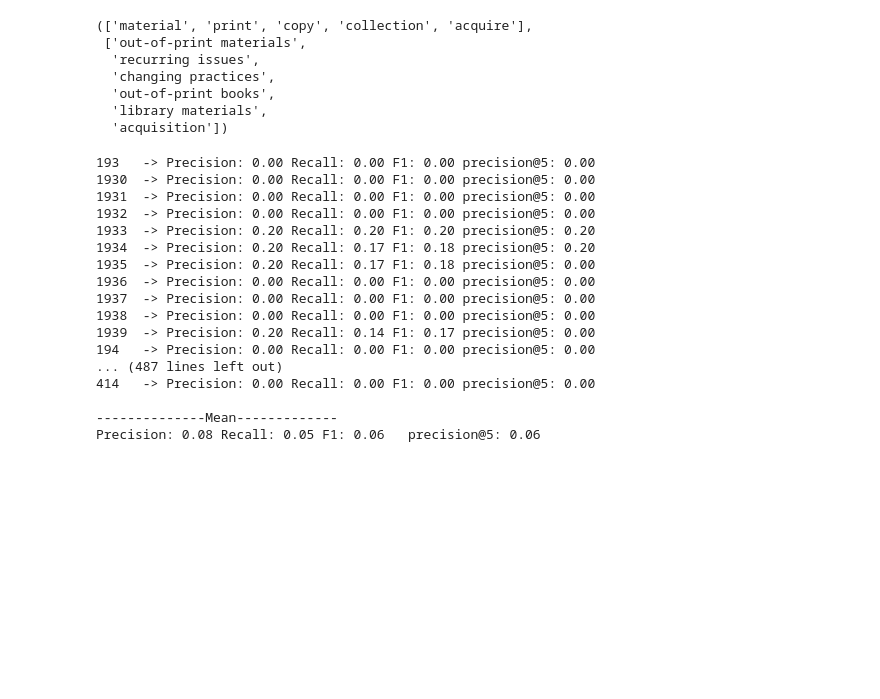
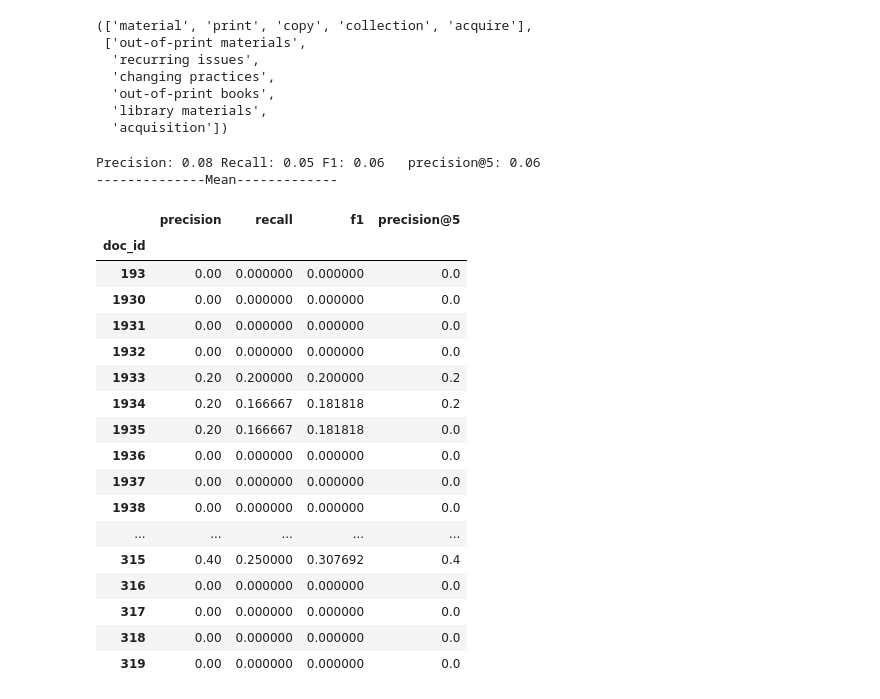
Before and after one commit to MartinXPN/Tecnico, a Jupyter notebook: InformationProcessing/Project1/Project-exercise-2.ipynb, the cells around one changed output. Drawn from its saved outputs; the diff is of its cells as text; code cells hidden in the pictures; blank space fills up the shorter version.

Commit message:
report results with pandas

```diff
--- a/InformationProcessing/Project1/Project-exercise-2.ipynb
+++ b/InformationProcessing/Project1/Project-exercise-2.ipynb
@@ -4,16 +4,25 @@
 * Use Inspec dataset (abstracts) - [test](https://github.com/boudinfl/ake-datasets/blob/master/datasets/Inspec/test/) for inference
 * Evaluation of the results shows precisoin, recall, f1, and precision@5 per each document and also the mean of those
 # %%
+import re
 import operator
 import json
 import numpy as np
+import pandas as pd
 from pathlib import Path
 from glob import glob
+from nltk import ngrams
 from sklearn.datasets import fetch_20newsgroups
 from sklearn.feature_extraction.text import TfidfVectorizer
 from xml.etree import ElementTree
+from collections import Counter
 
 from tqdm import tqdm_notebook as tqdm
+
+pd.set_option('display.max_rows', 500)
+pd.set_option('display.max_columns', 500)
+pd.set_option('display.width', 1000)
+pd.set_option('display.max_colwidth', 500)
 # %%
 from nltk.stem.snowball import SnowballStemmer
 sno = SnowballStemmer('english')
@@ -88,37 +97,52 @@ predictions['193'], target['193']
 predictions = {doc_id: [sno.stem(candidate) for candidate in candidates] for doc_id, candidates in predictions.items()}
 target = {doc_id: [sno.stem(candidate) for candidate in candidates] for doc_id, candidates in target.items()}
 # %%
-precision, recall, f1, precision_5 = [], [], [], []
+results = []
 for doc_id in sorted(predictions.keys()):
     p = set(predictions[doc_id])
     t = set(target[doc_id])
     at_5 = set(target[doc_id][:5])
 
     # We always predict 5 keywords
-    precision.append(len(p.intersection(t)) / len(p))
-    recall.append(len(p.intersection(t)) / len(t))
-    f1.append(0 if precision[-1] + recall[-1] == 0 else 2 * precision[-1] * recall[-1] / (precision[-1] + recall[-1]))
-    precision_5.append(len(p.intersection(at_5)) / len(p))
-    print(f'{doc_id:5} -> Precision: {precision[-1]:.2f} Recall: {recall[-1]:.2f} F1: {f1[-1]:.2f} precision@5: {precision_5[-1]:.2f}')
+    precision = 0 if len(p) == 0 else len(p.intersection(t)) / len(p)
+    recall = 0 if len(t) == 0 else len(p.intersection(t)) / len(t)
+    results.append({
+        'doc_id':      doc_id,
+        'precision':   precision,
+        'recall':      recall,
+        'f1':          0 if (precision + recall) == 0 else 2 * precision * recall / (precision + recall),
+        'precision@5': 0 if len(p) == 0 else len(p.intersection(at_5)) / len(p),
+    })
 
-print()
+results = pd.DataFrame(results)
+results.set_index('doc_id', inplace=True)
+
+print('Precision: {:.2f} Recall: {:.2f} F1: {:.2f}   precision@5: {:.2f}'.format(
+    results["precision"].mean(),
+    results["recall"].mean(),
+    results["f1"].mean(),
+    results["precision@5"].mean(),
+))
 print('--------------Mean-------------')
-print(f'Precision: {np.mean(precision):.2f} Recall: {np.mean(recall):.2f} F1: {np.mean(f1):.2f}   precision@5: {np.mean(precision_5):.2f}')
+results
 # %% [output]
-193   -> Precision: 0.00 Recall: 0.00 F1: 0.00 precision@5: 0.00
-1930  -> Precision: 0.00 Recall: 0.00 F1: 0.00 precision@5: 0.00
-1931  -> Precision: 0.00 Recall: 0.00 F1: 0.00 precision@5: 0.00
-1932  -> Precision: 0.00 Recall: 0.00 F1: 0.00 precision@5: 0.00
-1933  -> Precision: 0.20 Recall: 0.20 F1: 0.20 precision@5: 0.20
-1934  -> Precision: 0.20 Recall: 0.17 F1: 0.18 precision@5: 0.20
-1935  -> Precision: 0.20 Recall: 0.17 F1: 0.18 precision@5: 0.00
-1936  -> Precision: 0.00 Recall: 0.00 F1: 0.00 precision@5: 0.00
-1937  -> Precision: 0.00 Recall: 0.00 F1: 0.00 precision@5: 0.00
-1938  -> Precision: 0.00 Recall: 0.00 F1: 0.00 precision@5: 0.00
-1939  -> Precision: 0.20 Recall: 0.14 F1: 0.17 precision@5: 0.00
-194   -> Precision: 0.00 Recall: 0.00 F1: 0.00 precision@5: 0.00
-... (487 lines left out)
-414   -> Precision: 0.00 Recall: 0.00 F1: 0.00 precision@5: 0.00
-
+Precision: 0.08 Recall: 0.05 F1: 0.06   precision@5: 0.06
 --------------Mean-------------
-Precision: 0.08 Recall: 0.05 F1: 0.06   precision@5: 0.06
+|  | precision | recall | f1 | precision@5 |
+| doc_id |  |  |  |  |
+| 193 | 0.00 | 0.000000 | 0.000000 | 0.0 |
+| 1930 | 0.00 | 0.000000 | 0.000000 | 0.0 |
+| 1931 | 0.00 | 0.000000 | 0.000000 | 0.0 |
+| 1932 | 0.00 | 0.000000 | 0.000000 | 0.0 |
+| 1933 | 0.20 | 0.200000 | 0.200000 | 0.2 |
+| 1934 | 0.20 | 0.166667 | 0.181818 | 0.2 |
+| 1935 | 0.20 | 0.166667 | 0.181818 | 0.0 |
+| 1936 | 0.00 | 0.000000 | 0.000000 | 0.0 |
+| 1937 | 0.00 | 0.000000 | 0.000000 | 0.0 |
+| 1938 | 0.00 | 0.000000 | 0.000000 | 0.0 |
+| ... | ... | ... | ... | ... |
+| 315 | 0.40 | 0.250000 | 0.307692 | 0.4 |
+| 316 | 0.00 | 0.000000 | 0.000000 | 0.0 |
+| 317 | 0.00 | 0.000000 | 0.000000 | 0.0 |
+| 318 | 0.00 | 0.000000 | 0.000000 | 0.0 |
+| 319 | 0.00 | 0.000000 | 0.000000 | 0.0 |
```
Also changed, not shown: 2 other files.
